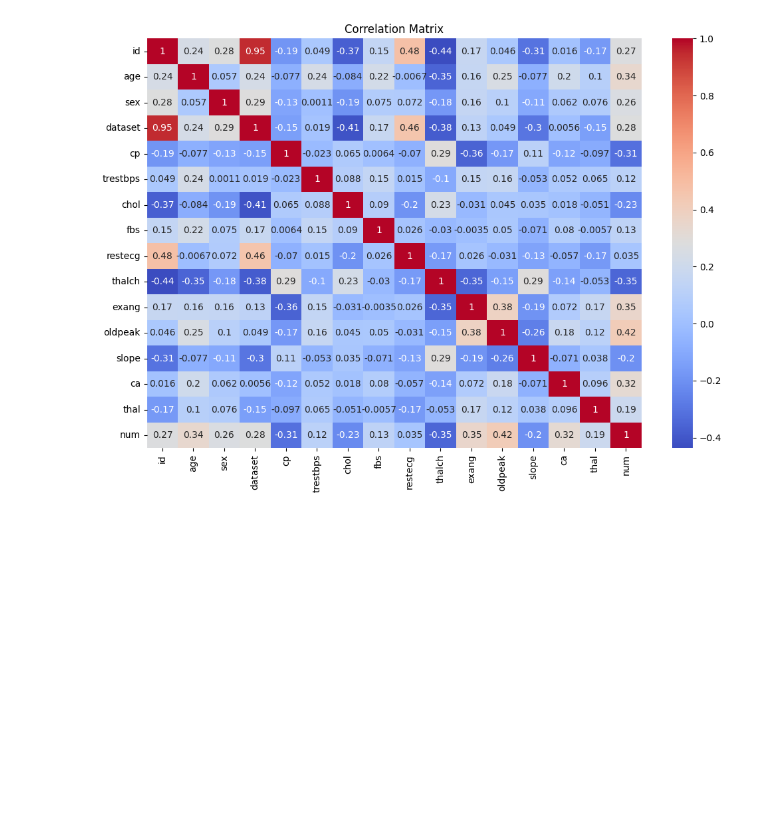
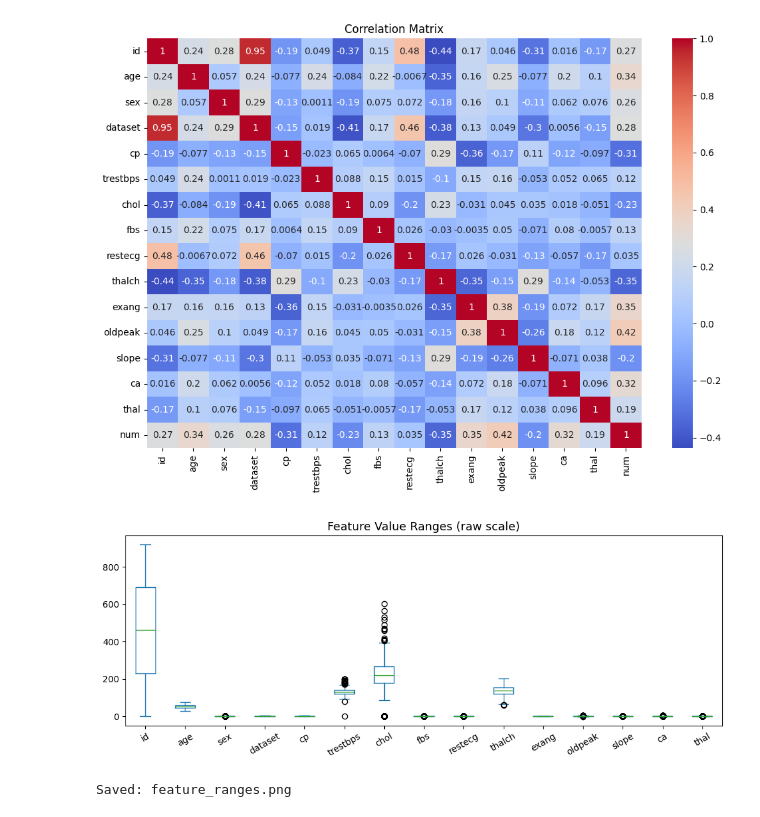
Before and after one commit to RadhikaKapoor383/Python-practise, a Jupyter notebook: AI Lab codes/final lab/AI_finalLab-radhika.ipynb, the cells around one changed output. Cells and saved outputs as stored; diff of their text form; code cells hidden in the pictures; blank space fills up the shorter version.

```diff
--- a/AI Lab codes/final lab/AI_finalLab-radhika.ipynb
+++ b/AI Lab codes/final lab/AI_finalLab-radhika.ipynb
@@ -150,8 +151,18 @@ plt.show()
 # %%
 # Separate features
 X = df.drop('num', axis=1)
 
 # Standardize features
 scaler = StandardScaler()
 X_scaled = scaler.fit_transform(X)
+plt.figure(figsize=(10, 4))
+X.plot(kind="box", ax=plt.gca(), rot=30)
+plt.title("Feature Value Ranges (raw scale)", fontsize=13)
+plt.tight_layout()
+plt.savefig("feature_ranges.png", dpi=150)
+plt.show()
+print("Saved: feature_ranges.png")
+# %% [output]
+[figure, added]
+Saved: feature_ranges.png
 # %%
```
Also changed, not shown: parts of 13 cells of this notebook, 7 other files.
